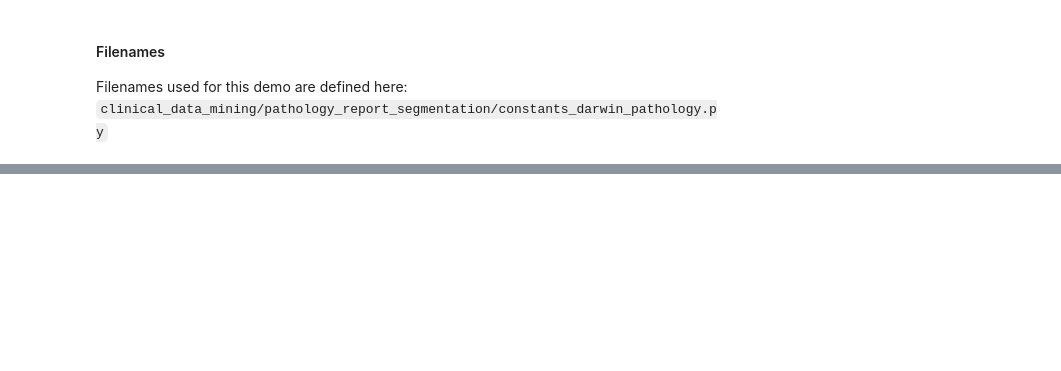
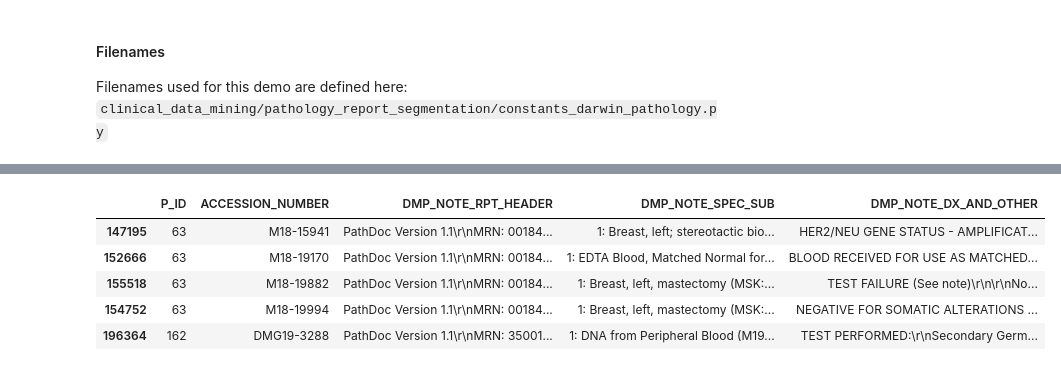
Before and after one commit to clinical-data-mining/pathology_report_segmentation, a Jupyter notebook: demo/path_report_segmentation_demo.ipynb, the cells around one changed output, grey strips where cells are left out. Saved outputs shown, nothing was run; the diff lists cells and outputs as text; code cells hidden in the pictures; blank space fills up the shorter version.

```diff
--- a/demo/path_report_segmentation_demo.ipynb
+++ b/demo/path_report_segmentation_demo.ipynb
@@ -121,6 +179,6 @@ if run_parse_surg:
 # Using the cleaned pathology table, parse the main sections of the molecular pathology note
 if run_parse_dmp:
     print('Running ParseMolecularPathology...')
-    obj_dmp = ParseMolecularPathology(pathname=c_dar.pathname,
-                                       fname_path_clean=c_dar.fname_darwin_path_clean,
-                                       fname_save=c_dar.fname_darwin_path_molecular)
+    obj_parse_dmp = ParseMolecularPathology(pathname=c_dar.pathname,
+                                           fname_path_clean=c_dar.fname_darwin_path_clean,
+                                           fname_save=c_dar.fname_darwin_path_molecular)
@@ -127 +194,11 @@ if run_parse_dmp:
+# %%
+df_obj_parse_dmp = obj_parse_dmp.return_df_summary()
+df_obj_parse_dmp.head()
+# %% [output]
+|  | P_ID | ACCESSION_NUMBER | DMP_NOTE_RPT_HEADER | DMP_NOTE_SPEC_SUB | DMP_NOTE_DX_AND_OTHER |
+| 147195 | 63 | M18-15941 | PathDoc Version 1.1\r\nMRN: 00184... | 1: Breast, left; stereotactic bio... | HER2/NEU GENE STATUS - AMPLIFICAT... |
+| 152666 | 63 | M18-19170 | PathDoc Version 1.1\r\nMRN: 00184... | 1: EDTA Blood, Matched Normal for... | BLOOD RECEIVED FOR USE AS MATCHED... |
+| 155518 | 63 | M18-19882 | PathDoc Version 1.1\r\nMRN: 00184... | 1: Breast, left, mastectomy (MSK:... | TEST FAILURE (See note)\r\n\r\nNo... |
+| 154752 | 63 | M18-19994 | PathDoc Version 1.1\r\nMRN: 00184... | 1: Breast, left, mastectomy (MSK:... | NEGATIVE FOR SOMATIC ALTERATIONS ... |
+| 196364 | 162 | DMG19-3288 | PathDoc Version 1.1\r\nMRN: 35001... | 1: DNA from Peripheral Blood (M19... | TEST PERFORMED:\r\nSecondary Germ... |
 # %% [markdown]
```
Also changed, not shown: parts of 39 cells of this notebook, 10 other files.
